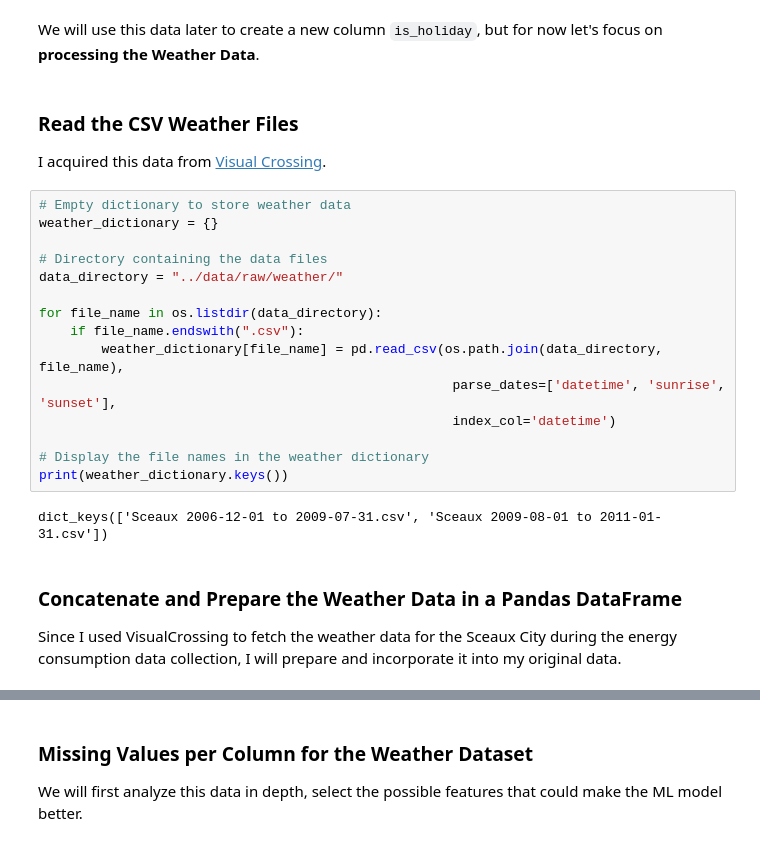
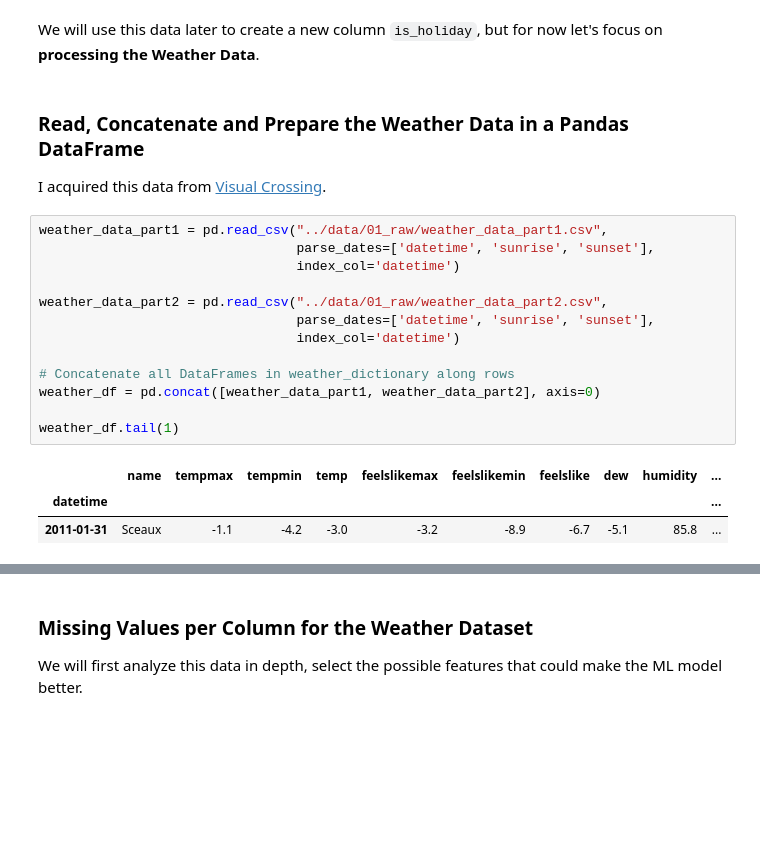
Before and after one commit to labrijisaad/Kedro-Energy-Forecasting-Machine-Learning-Pipeline, a Jupyter notebook: notebooks/EDA & Data Preparation - Energy_Forecasting.ipynb, the cells around one changed output, grey strips where cells are left out. Cells and saved outputs as stored; diff of their text form; blank space fills up the shorter version.

Commit message:
Updated the data prep notebook

```diff
--- a/notebooks/EDA & Data Preparation - Energy_Forecasting.ipynb
+++ b/notebooks/EDA & Data Preparation - Energy_Forecasting.ipynb
@@ -320,25 +333,23 @@ Data spans from 2004-01-01 to 2029-12-25
 # %% [markdown]
 We will use this data later to create a new column `is_holiday`, but for now let's focus on **processing the Weather Data**.
 # %% [markdown]
-### Read the CSV Weather Files
+### Read, Concatenate and Prepare the Weather Data in a Pandas DataFrame
+
 I acquired this data from [Visual Crossing](https://www.visualcrossing.com/).
 # %%
-# Empty dictionary to store weather data
-weather_dictionary = {}
+weather_data_part1 = pd.read_csv("../data/01_raw/weather_data_part1.csv",
+                                 parse_dates=['datetime', 'sunrise', 'sunset'],
+                                 index_col='datetime')
 
-# Directory containing the data files
-data_directory = "../data/raw/weather/"
+weather_data_part2 = pd.read_csv("../data/01_raw/weather_data_part2.csv",
+                                 parse_dates=['datetime', 'sunrise', 'sunset'],
+                                 index_col='datetime')
 
-for file_name in os.listdir(data_directory):
-    if file_name.endswith(".csv"):
-        weather_dictionary[file_name] = pd.read_csv(os.path.join(data_directory, file_name),
-                                                     parse_dates=['datetime', 'sunrise', 'sunset'],
-                                                     index_col='datetime')
+# Concatenate all DataFrames in weather_dictionary along rows
+weather_df = pd.concat([weather_data_part1, weather_data_part2], axis=0)
 
-# Display the file names in the weather dictionary
-print(weather_dictionary.keys())
+weather_df.tail(1)
 # %% [output]
-dict_keys(['Sceaux 2006-12-01 to 2009-07-31.csv', 'Sceaux 2009-08-01 to 2011-01-31.csv'])
+|  | name | tempmax | tempmin | temp | feelslikemax | feelslikemin | feelslike | dew | humidity | ... |
+| datetime |  |  |  |  |  |  |  |  |  | ... |
+| 2011-01-31 | Sceaux | -1.1 | -4.2 | -3.0 | -3.2 | -8.9 | -6.7 | -5.1 | 85.8 | ... |
-# %% [markdown]
-### Concatenate and Prepare the Weather Data in a Pandas DataFrame
-Since I used VisualCrossing to fetch the weather data for the Sceaux City during the energy consumption data collection, I will prepare and incorporate it into my original data.
```
Also changed, not shown: parts of 9 cells of this notebook, 1 other file.
